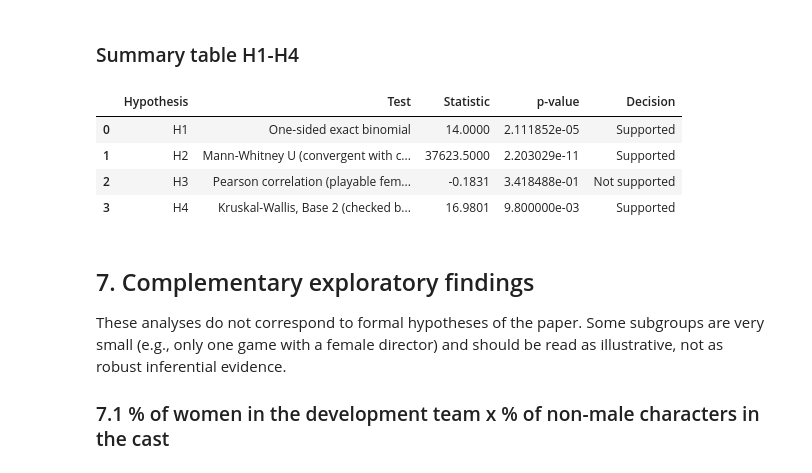
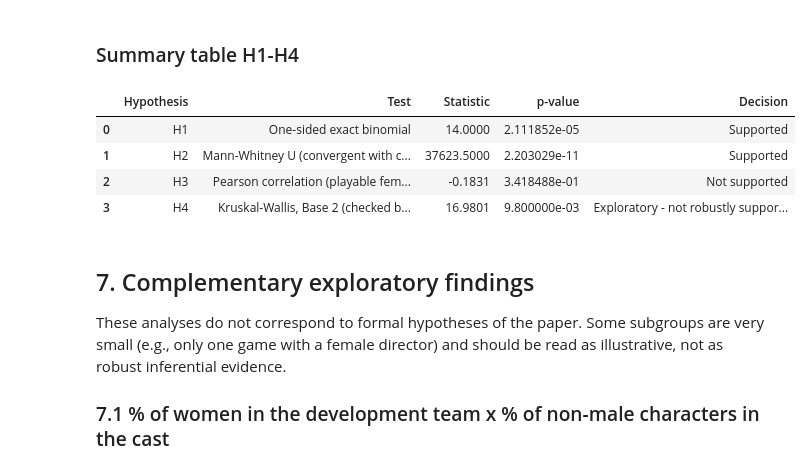
Before and after one commit to marinaladeira/female-characters-aaa-games-2012-2022, a Jupyter notebook: notebooks/02_data_analysis.ipynb, the cells around one changed output. Cells and saved outputs as stored; diff of their text form; code cells hidden in the pictures.

```diff
--- a/notebooks/02_data_analysis.ipynb
+++ b/notebooks/02_data_analysis.ipynb
@@ -1461,6 +1936,8 @@ fdr_bh: {'H1 (binomial)': 0.0, 'H2 (Mann-Whitney)': 0.0, 'H3 (Pearson)': 0.3418,
 # %% [markdown]
 ### Summary table H1-H4
 # %%
+# Primary (pre-specified) test of each hypothesis; the other tests in this
+# notebook are supplementary robustness checks
 hypothesis_summary = pd.DataFrame([
     {
         "Hypothesis": "H1",
@@ -1470,35 +1947,39 @@ hypothesis_summary = pd.DataFrame([
         "Decision": "Supported" if p_value < 0.05 else "Not supported"
     },
     {
         "Hypothesis": "H2",
         "Test": "Mann-Whitney U (convergent with chi-square and logistic regression)",
         "Statistic": round(stat_mw, 2),
         "p-value": p_mw,
         "Decision": "Supported" if p_mw < 0.05 else "Not supported"
     },
     {
         "Hypothesis": "H3",
         "Test": "Pearson correlation (playable female characters)",
         "Statistic": round(r_h3, 4),
         "p-value": p_pearson,
         "Decision": "Supported" if (p_pearson < 0.05 and r_h3 < 0) else "Not supported"
     },
     {
         "Hypothesis": "H4",
         "Test": "Kruskal-Wallis, Base 2 (checked by Monte Carlo permutation of H; not robust to clustering by game)",
         "Statistic": round(h_b2, 4),
         "p-value": res_h_b2.pvalue,
-        "Decision": "Supported" if (p_kw_b2 < 0.05 and res_h_b2.pvalue < 0.05) else "Not supported"
+        "Decision": (
+            "Not supported" if res_h_b2.pvalue >= 0.05
+            else "Supported" if p_perm_game < 0.05
+            else "Exploratory - not robustly supported (game-level p >= 0.05)"
+        )
     },
 ])
 
 hypothesis_summary
 # %% [output]
 |  | Hypothesis | Test | Statistic | p-value | Decision |
 | 0 | H1 | One-sided exact binomial | 14.0000 | 2.111852e-05 | Supported |
 | 1 | H2 | Mann-Whitney U (convergent with c... | 37623.5000 | 2.203029e-11 | Supported |
 | 2 | H3 | Pearson correlation (playable fem... | -0.1831 | 3.418488e-01 | Not supported |
-| 3 | H4 | Kruskal-Wallis, Base 2 (checked b... | 16.9801 | 9.800000e-03 | Supported |
+| 3 | H4 | Kruskal-Wallis, Base 2 (checked b... | 16.9801 | 9.800000e-03 | Exploratory - not robustly suppor... |
 # %% [markdown]
 ## 7. Complementary exploratory findings
 
```
Also changed, not shown: parts of 35 cells of this notebook, 7 other files.
